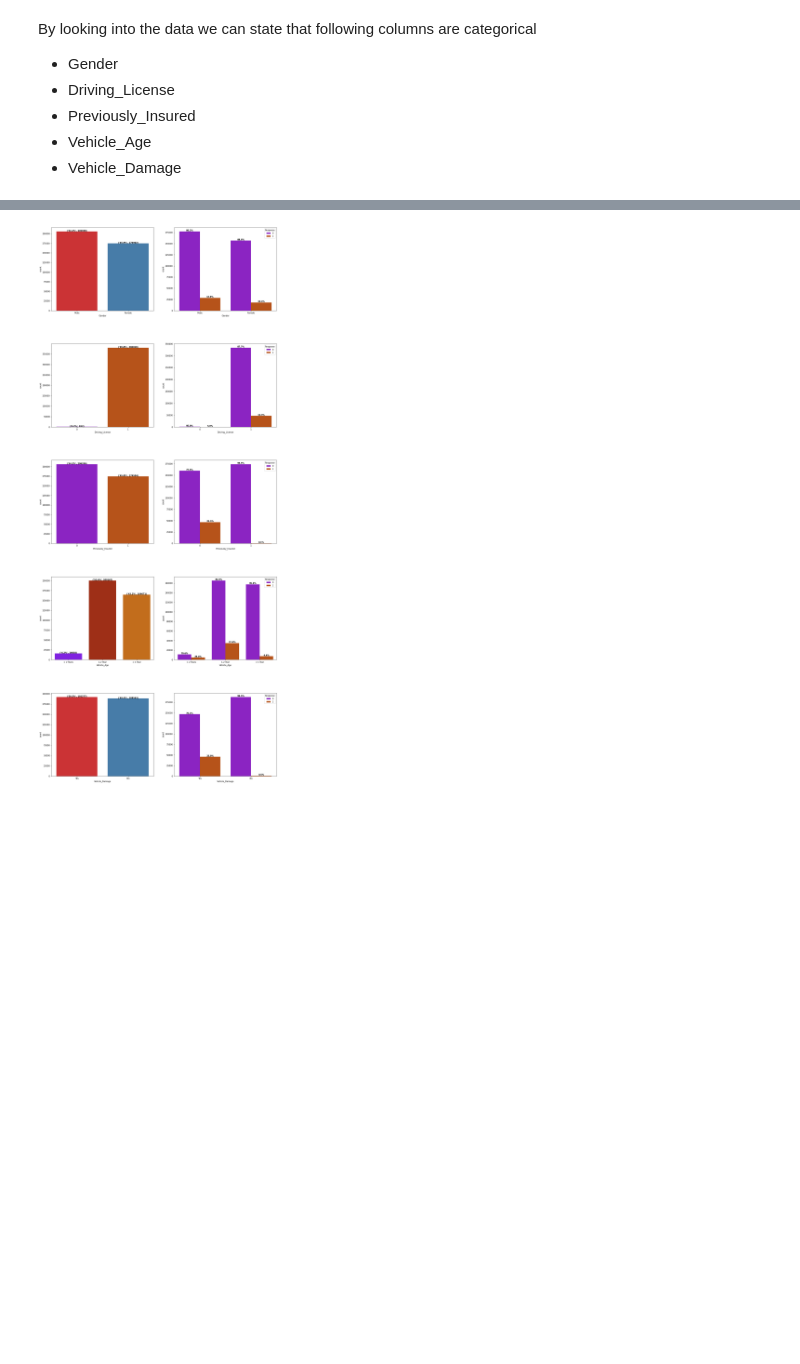
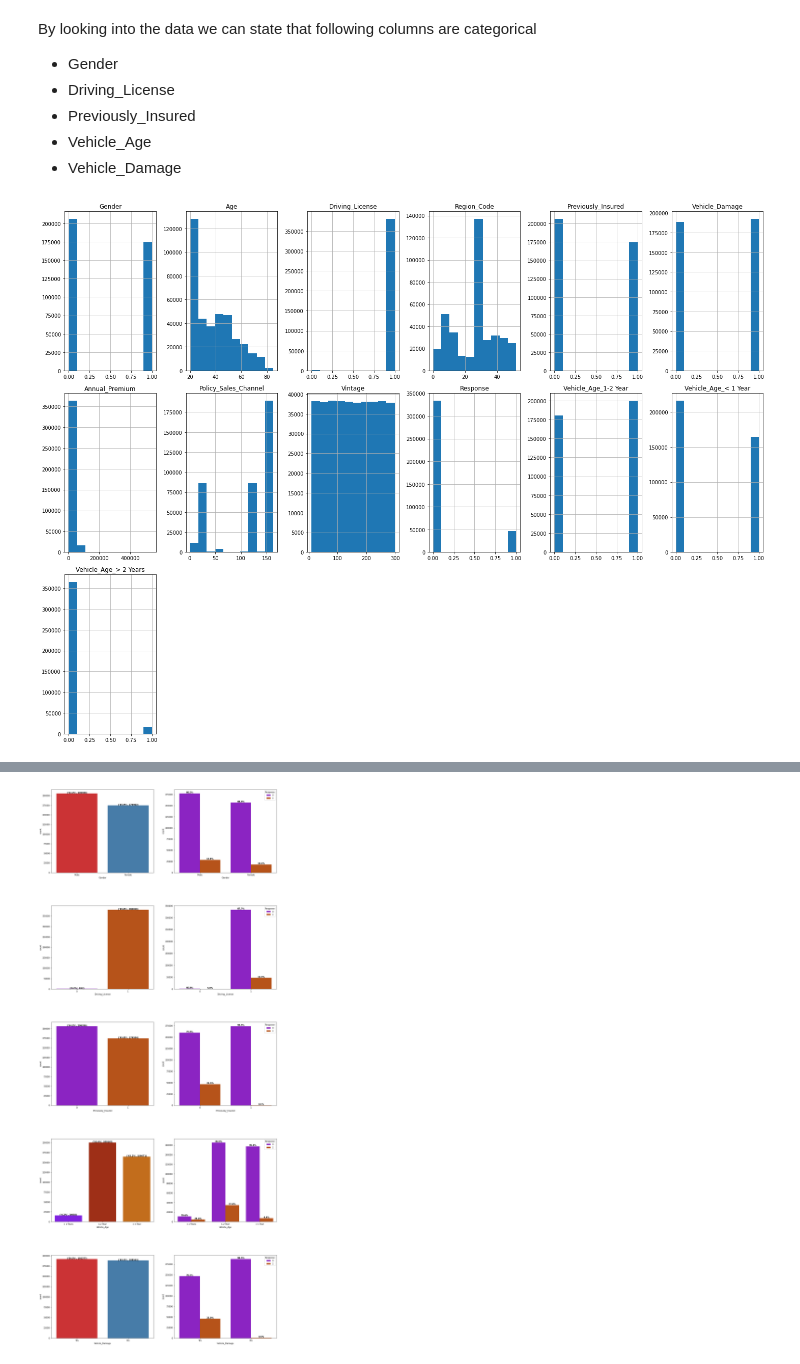
Before and after one commit to agrawalkunal2/insurance-cross_sell, a Jupyter notebook: HEALTH_INSURANCE_CROSS_SELL_PREDICTION.ipynb, the cells around one changed output, grey strips where cells are left out. Cells and saved outputs as stored; diff of their text form; code cells hidden in the pictures; blank space fills up the shorter version.

```diff
--- a/HEALTH_INSURANCE_CROSS_SELL_PREDICTION.ipynb
+++ b/HEALTH_INSURANCE_CROSS_SELL_PREDICTION.ipynb
@@ -254,3 +258,9 @@ By looking into the data we can state that following columns are categorical
 * Vehicle_Damage
 # %%
 data1 = data.copy()
+# %%
+data.hist(figsize=(20,15),layout=(3,6))
+plt.tight_layout()
+plt.show()
+# %% [output]
+[figure, added]
```
Also changed, not shown: parts of 56 cells of this notebook.
